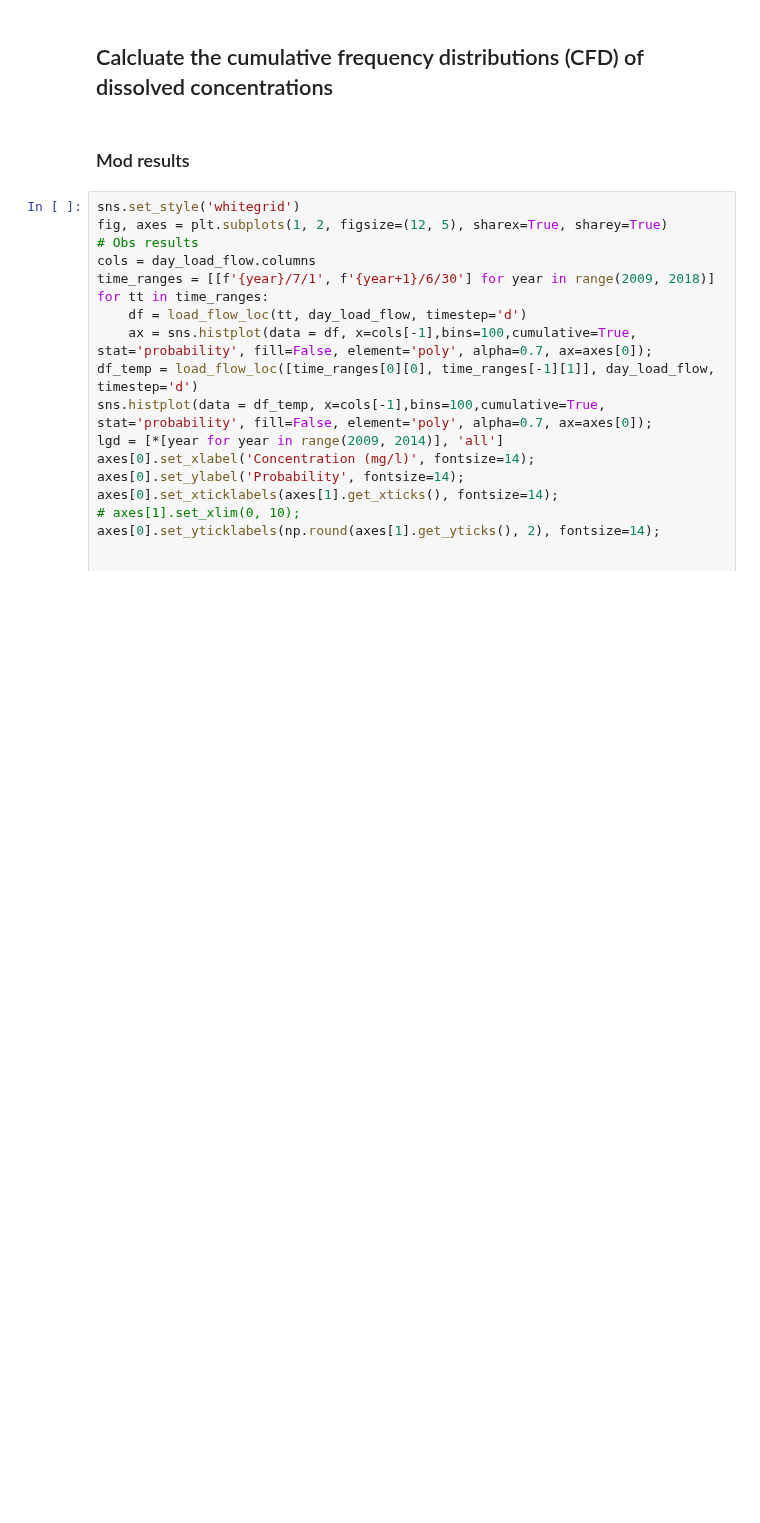
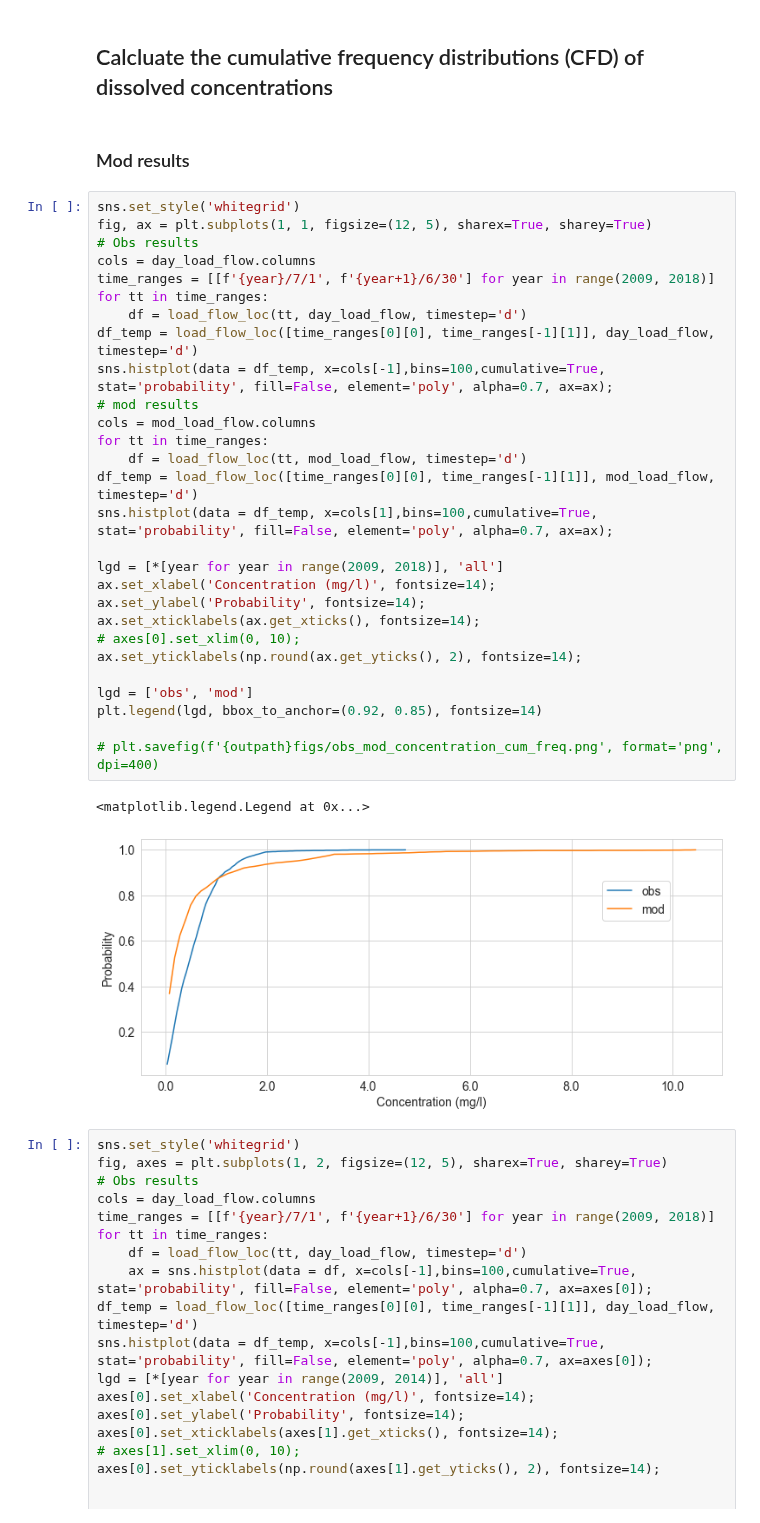
Before and after one commit to QianWanghhu/wqd_analyze, a Jupyter notebook: src/Plotings.ipynb, the cells around one changed output. Cells and saved outputs as stored; diff of their text form; blank space fills up the shorter version.

```diff
--- a/src/Plotings.ipynb
+++ b/src/Plotings.ipynb
@@ -247,6 +257,37 @@ axes[0].set_ylabel('Concentration (mg/L)', fontsize=14); #Load (kg) Concentratio
 ## Calcluate the cumulative frequency distributions (CFD) of dissolved concentrations
 # %% [markdown]
 ### Mod results
+# %%
+sns.set_style('whitegrid')
+fig, ax = plt.subplots(1, 1, figsize=(12, 5), sharex=True, sharey=True)
+# Obs results
+cols = day_load_flow.columns
+time_ranges = [[f'{year}/7/1', f'{year+1}/6/30'] for year in range(2009, 2018)]
+for tt in time_ranges:
+    df = load_flow_loc(tt, day_load_flow, timestep='d')
+df_temp = load_flow_loc([time_ranges[0][0], time_ranges[-1][1]], day_load_flow, timestep='d')
+sns.histplot(data = df_temp, x=cols[-1],bins=100,cumulative=True, stat='probability', fill=False, element='poly', alpha=0.7, ax=ax);
+# mod results
+cols = mod_load_flow.columns
+for tt in time_ranges:
+    df = load_flow_loc(tt, mod_load_flow, timestep='d')
+df_temp = load_flow_loc([time_ranges[0][0], time_ranges[-1][1]], mod_load_flow, timestep='d')
+sns.histplot(data = df_temp, x=cols[1],bins=100,cumulative=True, stat='probability', fill=False, element='poly', alpha=0.7, ax=ax);
+
+lgd = [*[year for year in range(2009, 2018)], 'all']
+ax.set_xlabel('Concentration (mg/l)', fontsize=14);
+ax.set_ylabel('Probability', fontsize=14);
+ax.set_xticklabels(ax.get_xticks(), fontsize=14);
+# axes[0].set_xlim(0, 10);
+ax.set_yticklabels(np.round(ax.get_yticks(), 2), fontsize=14);
+
+lgd = ['obs', 'mod']
+plt.legend(lgd, bbox_to_anchor=(0.92, 0.85), fontsize=14)
+
+# plt.savefig(f'{outpath}figs/obs_mod_concentration_cum_freq.png', format='png', dpi=400)
+# %% [output]
+<matplotlib.legend.Legend at 0x...>
+[figure, added]
 # %%
 sns.set_style('whitegrid')
 fig, axes = plt.subplots(1, 2, figsize=(12, 5), sharex=True, sharey=True)
```
Also changed, not shown: parts of 10 cells of this notebook.
